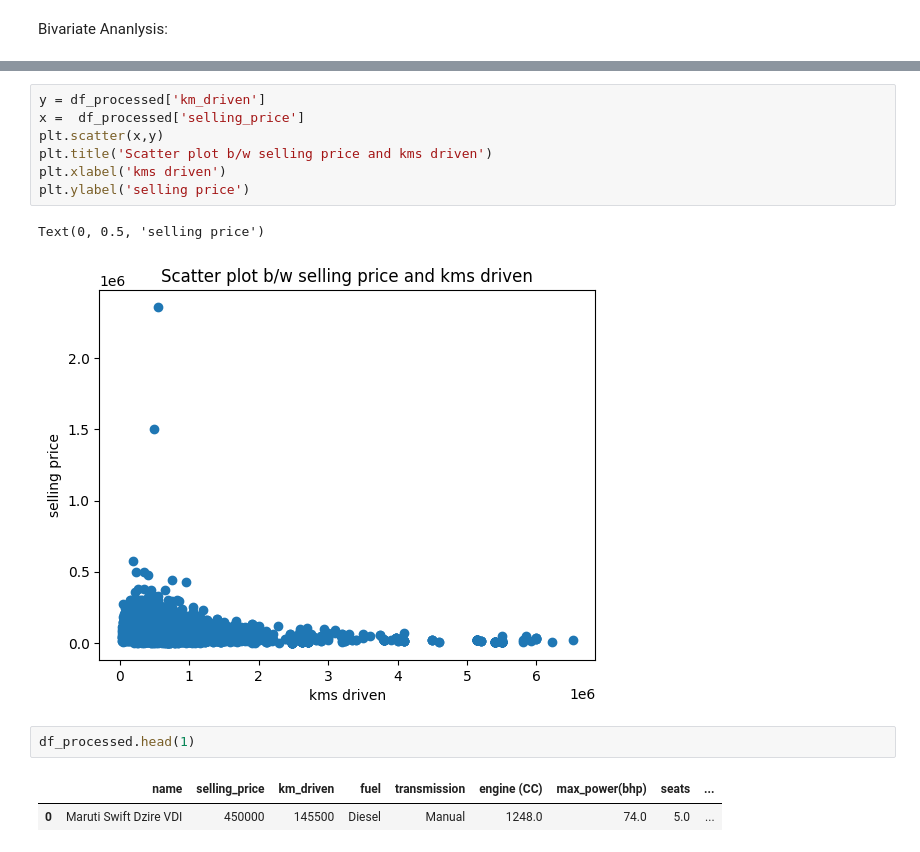
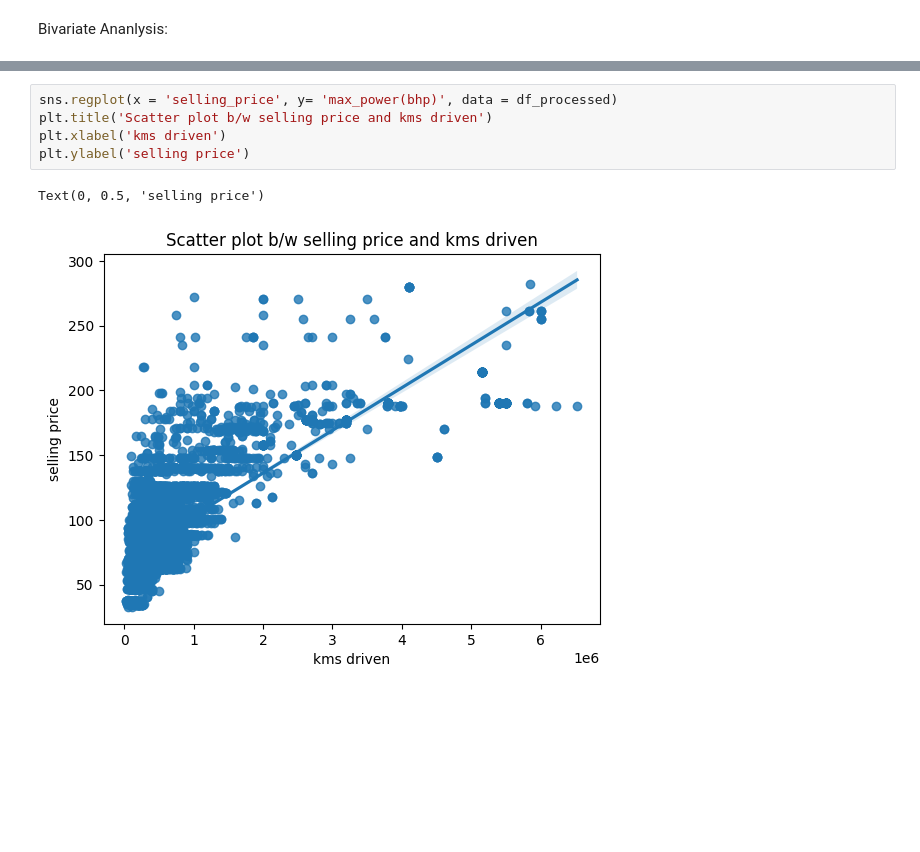
Before and after one commit to jasmeetsingh-028/EV_data_analysis, a Jupyter notebook: notebooks and experiments/seg02.ipynb, the cells around one changed output, grey strips where cells are left out. Drawn from its saved outputs; the diff is of its cells as text; blank space fills up the shorter version.

```diff
--- a/notebooks and experiments/seg02.ipynb
+++ b/notebooks and experiments/seg02.ipynb
@@ -253,15 +289,8 @@ Bivariate Ananlysis:
 # %%
-y = df_processed['km_driven']
-x =  df_processed['selling_price']
-plt.scatter(x,y)
+sns.regplot(x = 'selling_price', y= 'max_power(bhp)', data = df_processed)
 plt.title('Scatter plot b/w selling price and kms driven')
 plt.xlabel('kms driven')
 plt.ylabel('selling price')
 # %% [output]
 Text(0, 0.5, 'selling price')
-[figure, old version]
+[figure, new version]
-# %%
-df_processed.head(1)
-# %% [output]
-|  | name | selling_price | km_driven | fuel | transmission | engine (CC) | max_power(bhp) | seats | ... |
-| 0 | Maruti Swift Dzire VDI | 450000 | 145500 | Diesel | Manual | 1248.0 | 74.0 | 5.0 | ... |
```
Also changed, not shown: parts of 18 cells of this notebook.
